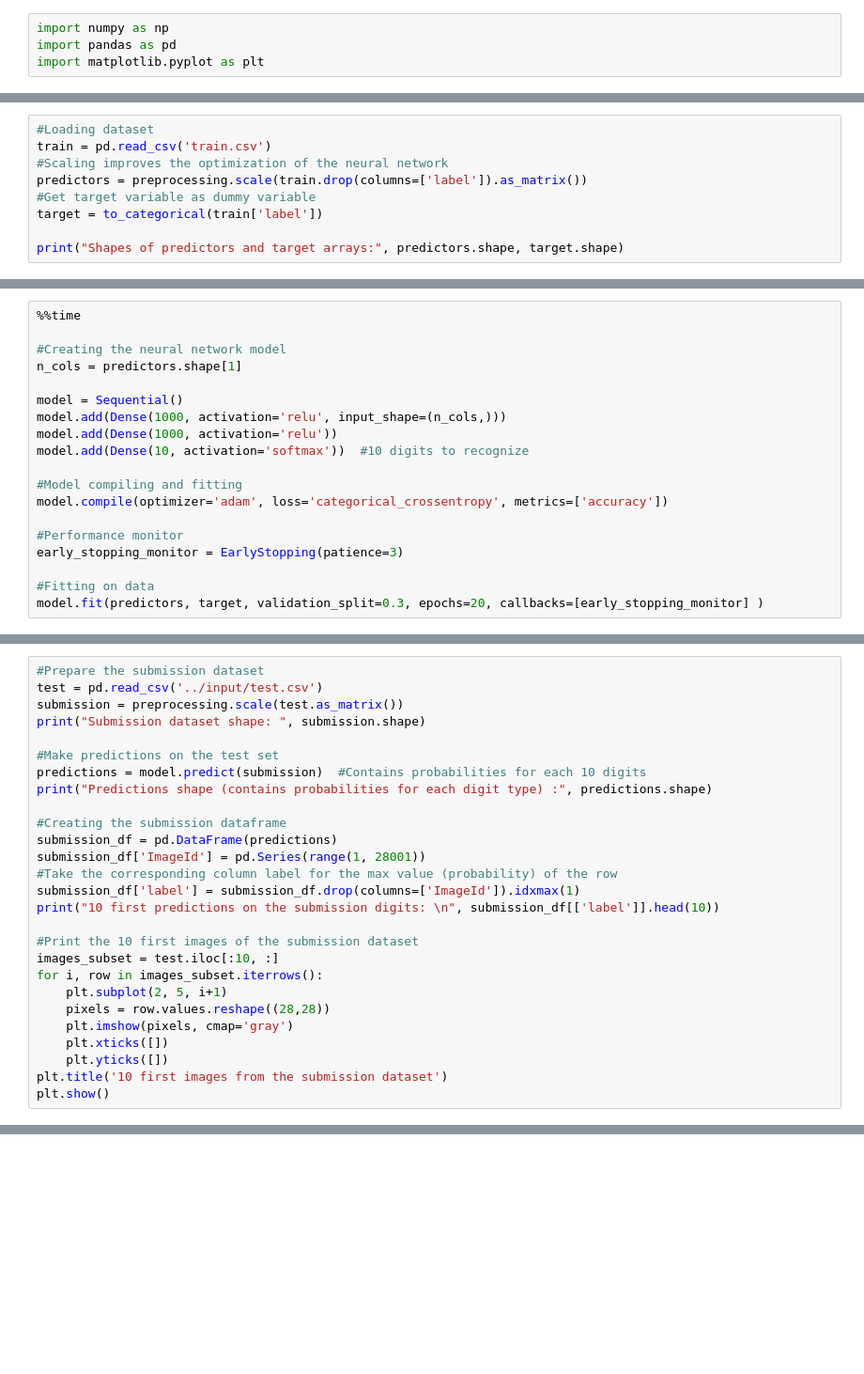
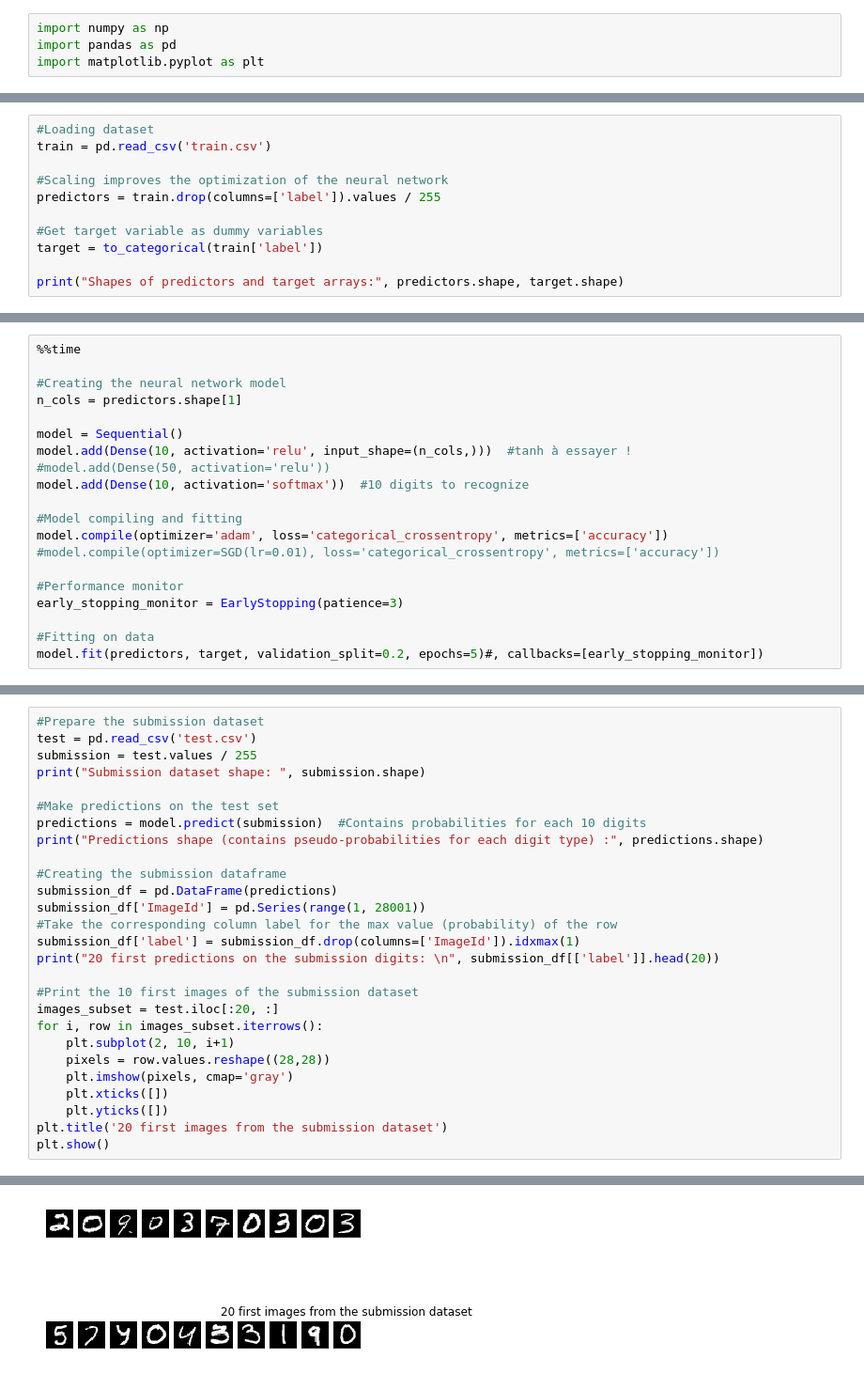
Before and after one commit to dambeneschi/MNIST_image_classification, a Jupyter notebook: MNIST_3.Deep Learning.ipynb, the cells around one changed output, grey strips where cells are left out. Shown at 94% size. Cells and saved outputs as stored; diff of their text form; blank space fills up the shorter version.

```diff
--- a/MNIST_3.Deep Learning.ipynb
+++ b/MNIST_3.Deep Learning.ipynb
@@ -29,9 +18,11 @@ from keras.callbacks import EarlyStopping
 # %%
 #Loading dataset
 train = pd.read_csv('train.csv')
+
 #Scaling improves the optimization of the neural network
-predictors = preprocessing.scale(train.drop(columns=['label']).as_matrix())
-#Get target variable as dummy variable
+predictors = train.drop(columns=['label']).values / 255
+
+#Get target variable as dummy variables
 target = to_categorical(train['label'])
 
 print("Shapes of predictors and target arrays:", predictors.shape, target.shape)
@@ -42,15 +35,16 @@ print("Shapes of predictors and target arrays:", predictors.shape, target.shape)
 n_cols = predictors.shape[1]
 
 model = Sequential()
-model.add(Dense(1000, activation='relu', input_shape=(n_cols,)))
-model.add(Dense(1000, activation='relu'))
+model.add(Dense(10, activation='relu', input_shape=(n_cols,)))  #tanh à essayer !
+#model.add(Dense(50, activation='relu'))
 model.add(Dense(10, activation='softmax'))  #10 digits to recognize
 
 #Model compiling and fitting
 model.compile(optimizer='adam', loss='categorical_crossentropy', metrics=['accuracy'])
+#model.compile(optimizer=SGD(lr=0.01), loss='categorical_crossentropy', metrics=['accuracy'])
 
 #Performance monitor
 early_stopping_monitor = EarlyStopping(patience=3)
 
 #Fitting on data
-model.fit(predictors, target, validation_split=0.3, epochs=20, callbacks=[early_stopping_monitor] )
+model.fit(predictors, target, validation_split=0.2, epochs=5)#, callbacks=[early_stopping_monitor])
@@ -57,29 +64,29 @@ model.fit(predictors, target, validation_split=0.3, epochs=20, callbacks=[early_
 # %%
 #Prepare the submission dataset
-test = pd.read_csv('../input/test.csv')
-submission = preprocessing.scale(test.as_matrix())
+test = pd.read_csv('test.csv')
+submission = test.values / 255
 print("Submission dataset shape: ", submission.shape)
 
 #Make predictions on the test set
 predictions = model.predict(submission)  #Contains probabilities for each 10 digits
-print("Predictions shape (contains probabilities for each digit type) :", predictions.shape)
+print("Predictions shape (contains pseudo-probabilities for each digit type) :", predictions.shape)
 
 #Creating the submission dataframe
 submission_df = pd.DataFrame(predictions)
 submission_df['ImageId'] = pd.Series(range(1, 28001))
 #Take the corresponding column label for the max value (probability) of the row
 submission_df['label'] = submission_df.drop(columns=['ImageId']).idxmax(1)
-print("10 first predictions on the submission digits: \n", submission_df[['label']].head(10))
+print("20 first predictions on the submission digits: \n", submission_df[['label']].head(20))
 
 #Print the 10 first images of the submission dataset
-images_subset = test.iloc[:10, :]
+images_subset = test.iloc[:20, :]
 for i, row in images_subset.iterrows():
-    plt.subplot(2, 5, i+1)
+    plt.subplot(2, 10, i+1)
     pixels = row.values.reshape((28,28))
     plt.imshow(pixels, cmap='gray')
     plt.xticks([])
     plt.yticks([])
-plt.title('10 first images from the submission dataset')
+plt.title('20 first images from the submission dataset')
 plt.show()
 # %% [output]
 Submission dataset shape:  (28000, 784)
@@ -87,2 +109,3 @@ Predictions shape (contains probabilities for each digit type) : (28000, 10)
+[figure, added]
 # %%
 #Save the submission as csv
```
Also changed, not shown: parts of 19 cells of this notebook, 1 other file.
